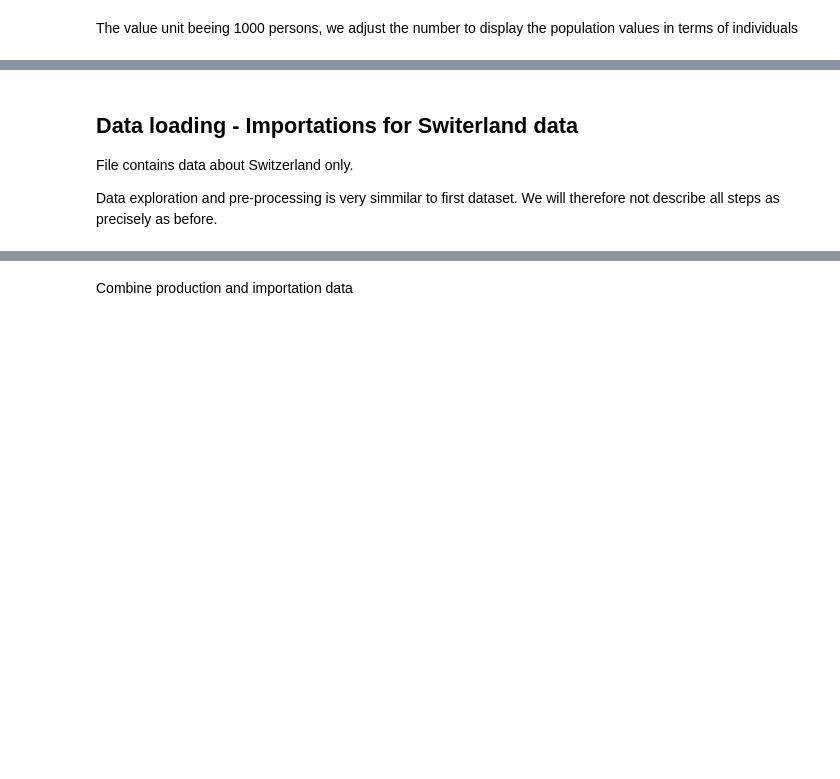
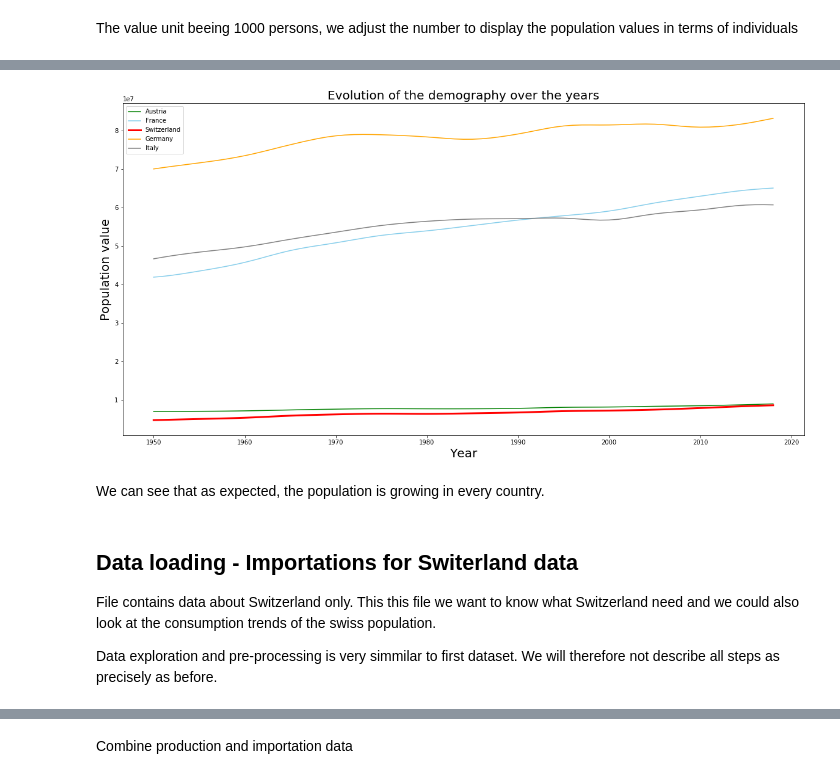
Before and after one commit to Macks3110/bADAss_team_project, a Jupyter notebook: src/project_ch.ipynb, the cells around one changed output, grey strips where cells are left out. Cells and saved outputs as stored; diff of their text form; code cells hidden in the pictures; blank space fills up the shorter version.

Commit message:
more comments and plot

```diff
--- a/src/project_ch.ipynb
+++ b/src/project_ch.ipynb
@@ -225,7 +411,27 @@ demography.drop(columns='Value')
+# %%
+#plot of the evolution of the demography over the years.
+
+    # multiple line plot
+plt.figure(figsize=(20,10))
+plt.plot( 'Year', 'Population', data=demography.loc[demography['Area']=='Austria'], marker='', color='green',  label = 'Austria')
+plt.plot( 'Year', 'Population', data=demography.loc[demography['Area']=='France'], marker='', color='skyblue', label = 'France')
+plt.plot( 'Year', 'Population', data=demography.loc[demography['Area']=='Switzerland'], marker='', color='red', label = 'Switzerland', linewidth=3)
+plt.plot( 'Year', 'Population', data=demography.loc[demography['Area']=='Germany'], marker='', color='orange', label = 'Germany')
+plt.plot( 'Year', 'Population', data=demography.loc[demography['Area']=='Italy'], marker='', color='grey', label = 'Italy')
+
+plt.legend()
+plt.title('Evolution of the demography over the years' , fontsize= 20)
+plt.xlabel("Year", fontsize= 20)
+plt.ylabel("Population value", fontsize= 20)
+plt.show()
+# %% [output]
+[figure, added]
+# %% [markdown]
+We can see that as expected, the population is growing in every country.
 # %% [markdown]
 ## Data loading - Importations for Switerland data
 
-File contains data about Switzerland only.
+File contains data about Switzerland only. This this file we want to know what Switzerland need and we could also look at the consumption trends of the swiss population.
 
 Data exploration and pre-processing is very simmilar to first dataset. We will therefore not describe all steps as precisely as before.
 # %%
```
Also changed, not shown: parts of 38 cells of this notebook, 1 other file.
